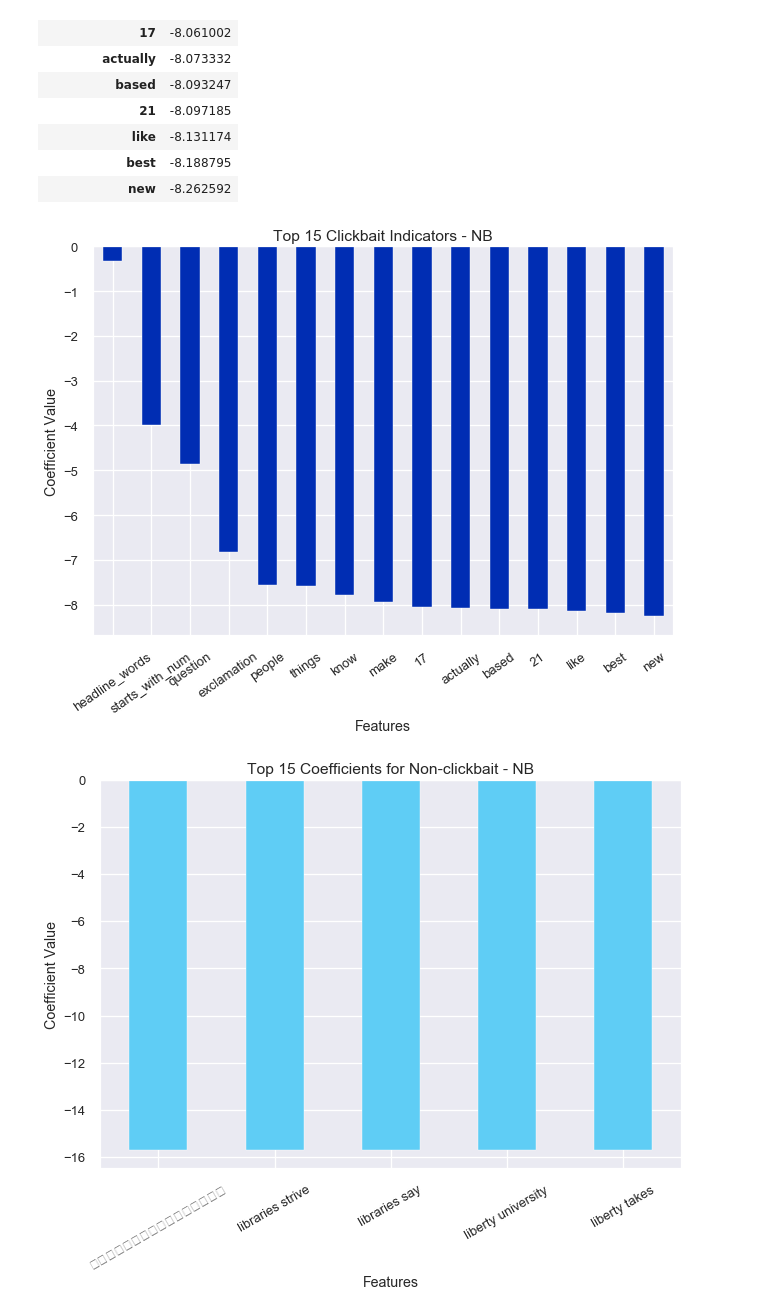
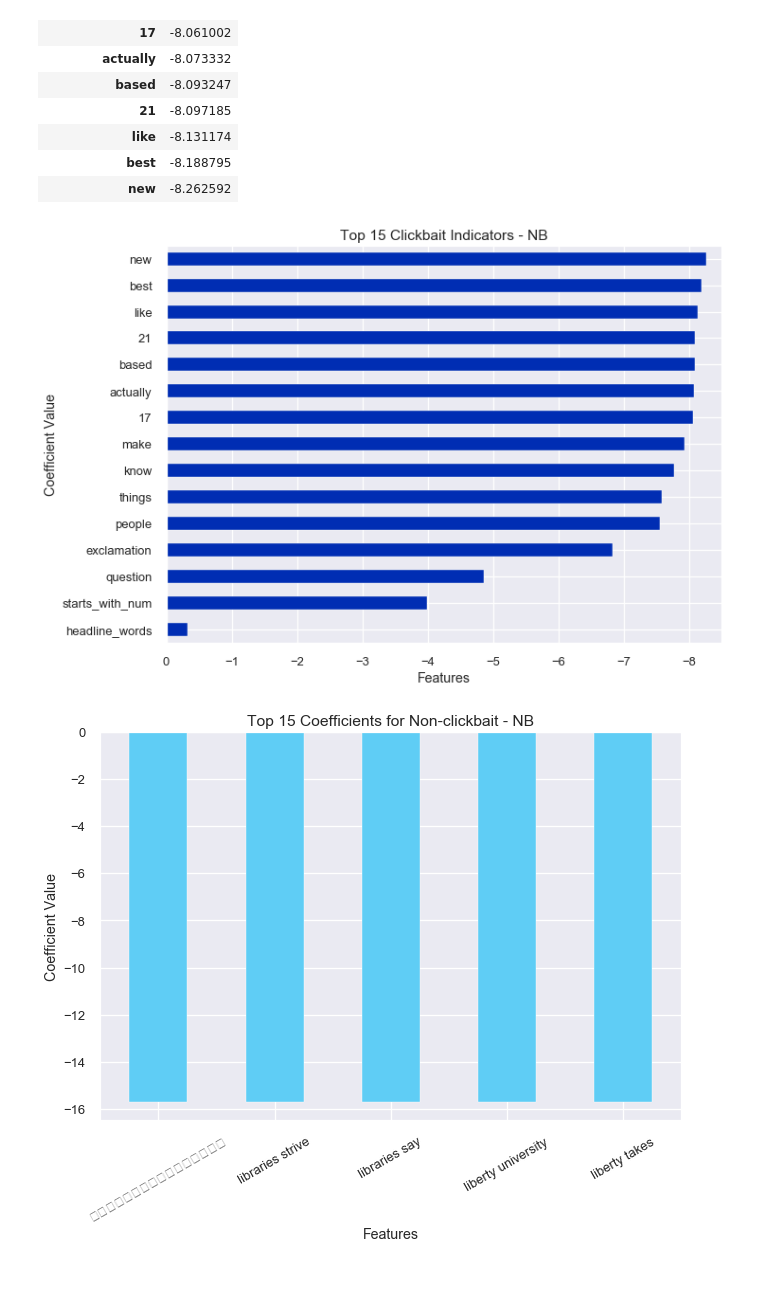
Before and after one commit to AlisonSalerno/clickbait_detector, a Jupyter notebook: workingnotebooks/modeling.ipynb, the cells around one changed output. Saved outputs shown, nothing was run; the diff lists cells and outputs as text; code cells hidden in the pictures; blank space fills up the shorter version.

Commit message:
cleaning up graphs

```diff
--- a/workingnotebooks/modeling.ipynb
+++ b/workingnotebooks/modeling.ipynb
@@ -42,4 +42,4 @@ from matplotlib import style
 #punctuation, non-alphabetical/non-numerical characters removed and links were scrubbed from the data
 #numbers were not removed due to prevalence of numbers in clickbait headlines
 
-df = pd.read_csv('/data/with_engineeredfeat_data.csv',index_col=0)
+df = pd.read_csv('../data/with_engineeredfeat_data.csv',index_col=0)
@@ -151,8 +149,12 @@ print(test_results(nb_test_preds))
 sns.set()
 
 cm_dc = confusion_matrix(y_test, nb_test_preds)
+sns.set(font_scale=1.3)
 sns.heatmap(cm_dc.T, square=True, annot=True, fmt='d', cbar=False,cmap="inferno", xticklabels=['non-clickbait','clickbait'],yticklabels=['non-clickbait','clickbait']
             )
+plt.tight_layout()
 plt.xlabel('true label')
-plt.ylabel('predicted label');
+plt.ylabel('predicted label')
+plt.savefig('nbcm5')
+plt.show();
 # %% [output]
@@ -333,7 +335,7 @@ plt.ylabel('predicted label');
 #creating dataframe for NB coefficients to evaluate the highest/lowest coefficients
 coef_nb_2 = pd.DataFrame(nb_classifier.coef_)
 #coef_svm.sort_values(by=0,ascending=False).head(20)
-coef_df_nb=coef_nb.T
+coef_df_nb=coef_nb_2.T
 # %%
 #creating column for feat names
 #run cells below first
@@ -401,16 +403,18 @@ coef_df_nb.sort_values(by=0,ascending=False).head(15)
 # %%
 #negative coefficients for non-clickbait
 plt.style.use('seaborn-talk')
 
-coef_df_nb[0].sort_values(ascending=False).head(15).plot(kind='bar',color='#002db3')
+
+coef_df_nb[0].sort_values(ascending=False).head(15).plot(kind='barh',color='#002db3')
 plt.title("Top 15 Clickbait Indicators - NB")
 plt.xlabel('Features')
 plt.ylabel('Coefficient Value')
-plt.xticks(rotation=35)
+plt.xlim(0, -8.5)
+plt.tight_layout()
 plt.savefig('CB_coefs_nb')
 plt.show()
 # %% [output]
-[figure, old version]
+[figure, new version]
 # %%
 plt.style.use('seaborn-talk')
 coef_df_nb[0].sort_values(ascending=True).head().plot(kind='bar',color='#5fcdf5')
```
Also changed, not shown: parts of 2 cells of this notebook, 2 other files.
